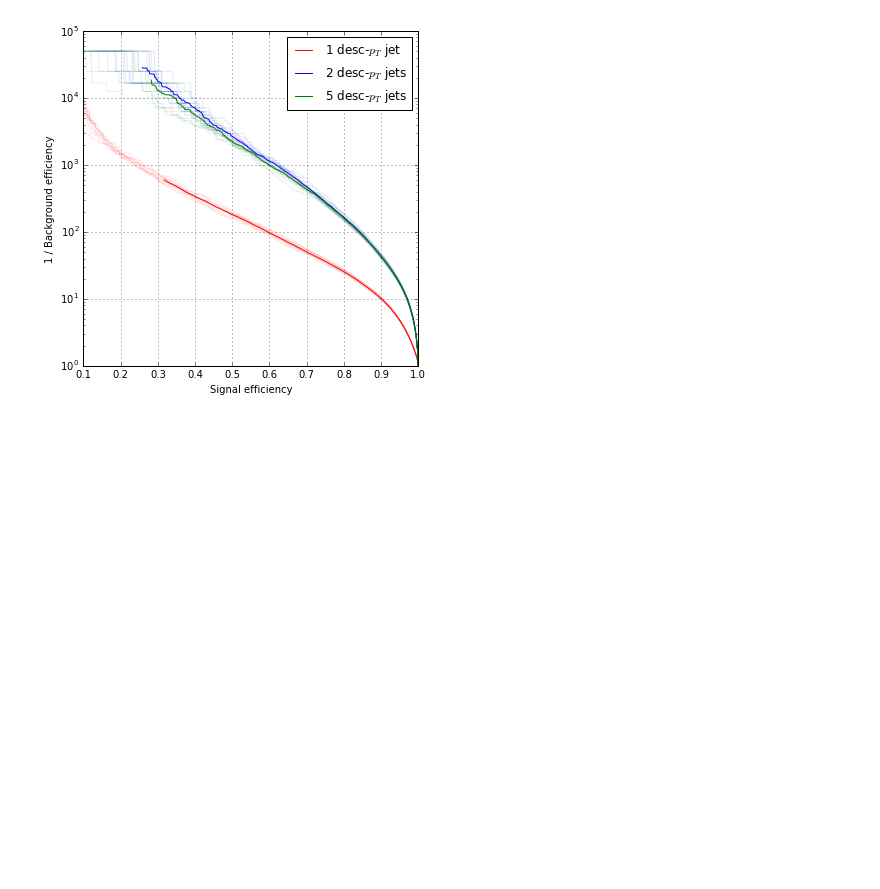
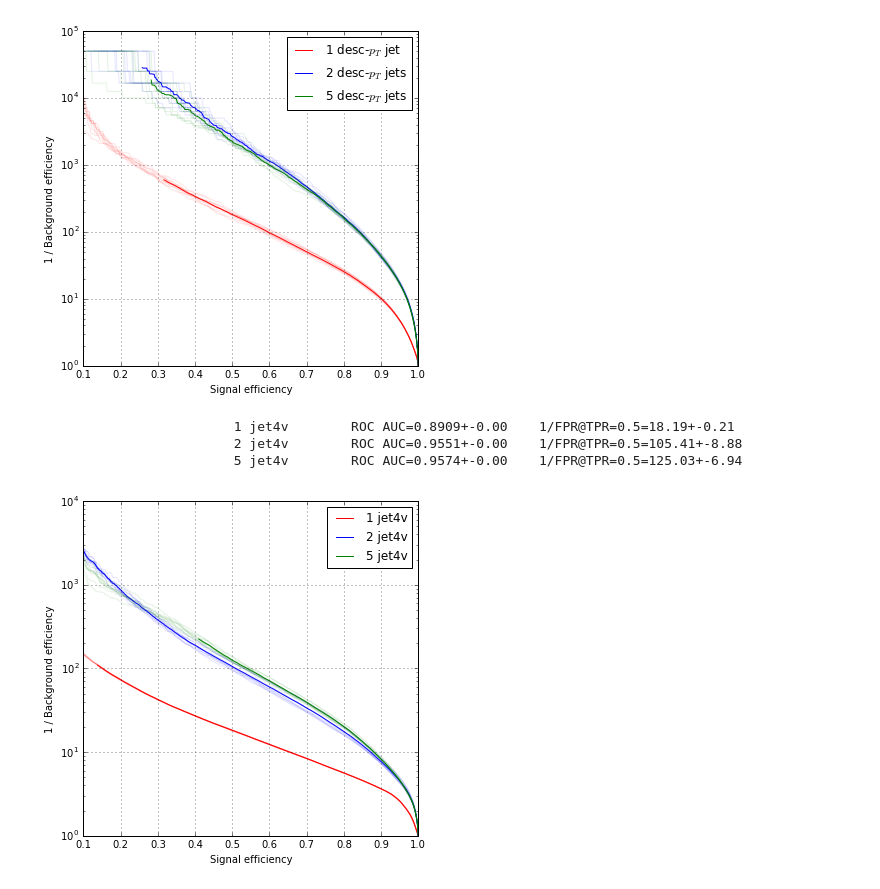
Before and after one commit to glouppe/recnn, a Jupyter notebook: notebooks/event-study.ipynb, the cells around one changed output. Cells and saved outputs as stored; diff of their text form; code cells hidden in the pictures; blank space fills up the shorter version.

```diff
--- a/notebooks/event-study.ipynb
+++ b/notebooks/event-study.ipynb
@@ -126,3 +120,21 @@ plot_show()
                2 desc-$p_T$ jets        ROC AUC=0.9873+-0.00    1/FPR@TPR=0.5=2650.47+-448.79
                5 desc-$p_T$ jets        ROC AUC=0.9870+-0.00    1/FPR@TPR=0.5=2264.98+-249.68
 [figure]
+# %%
+for pattern, n_jets, label, color in [
+        ("jet4v", 1, "1 jet4v", "r"),
+        ("jet4v", 2, "2 jet4v", "b"),
+        ("jet4v", 5, "5 jet4v", "g")
+    ]:
+
+    r, f, t = evaluate_models("../models/event-study/predictions/predictions-e-4v-%s-%d-*.pickle" % (pattern, n_jets))
+
+    plot_rocs(r, f, t, label=label, color=color, show_all=True)
+    report_score(r, f, t, label=label)
+
+plot_show()
+# %% [output]
+                         1 jet4v        ROC AUC=0.8909+-0.00    1/FPR@TPR=0.5=18.19+-0.21
+                         2 jet4v        ROC AUC=0.9551+-0.00    1/FPR@TPR=0.5=105.41+-8.88
+                         5 jet4v        ROC AUC=0.9574+-0.00    1/FPR@TPR=0.5=125.03+-6.94
+[figure, added]
```
Also changed, not shown: parts of 2 cells of this notebook.
